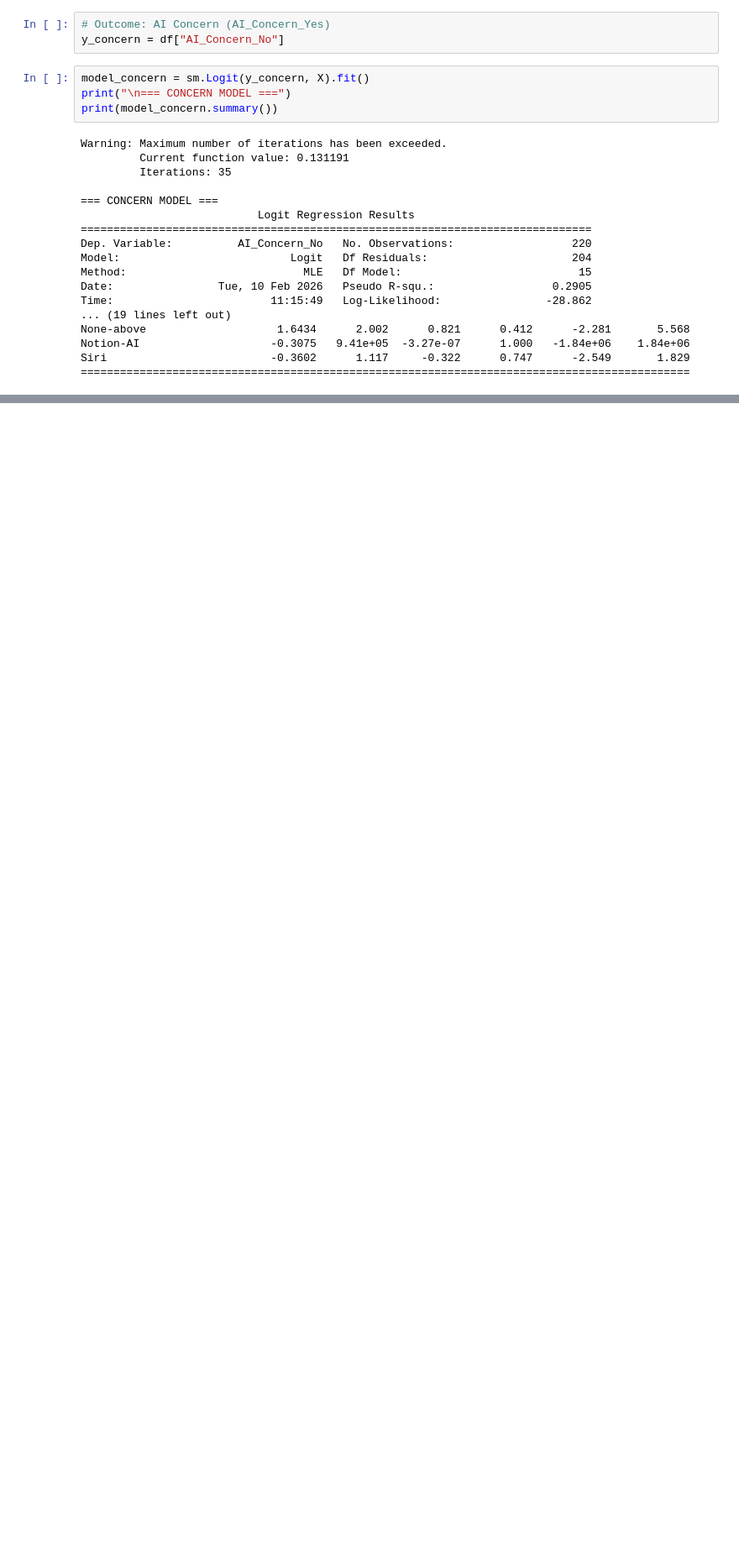
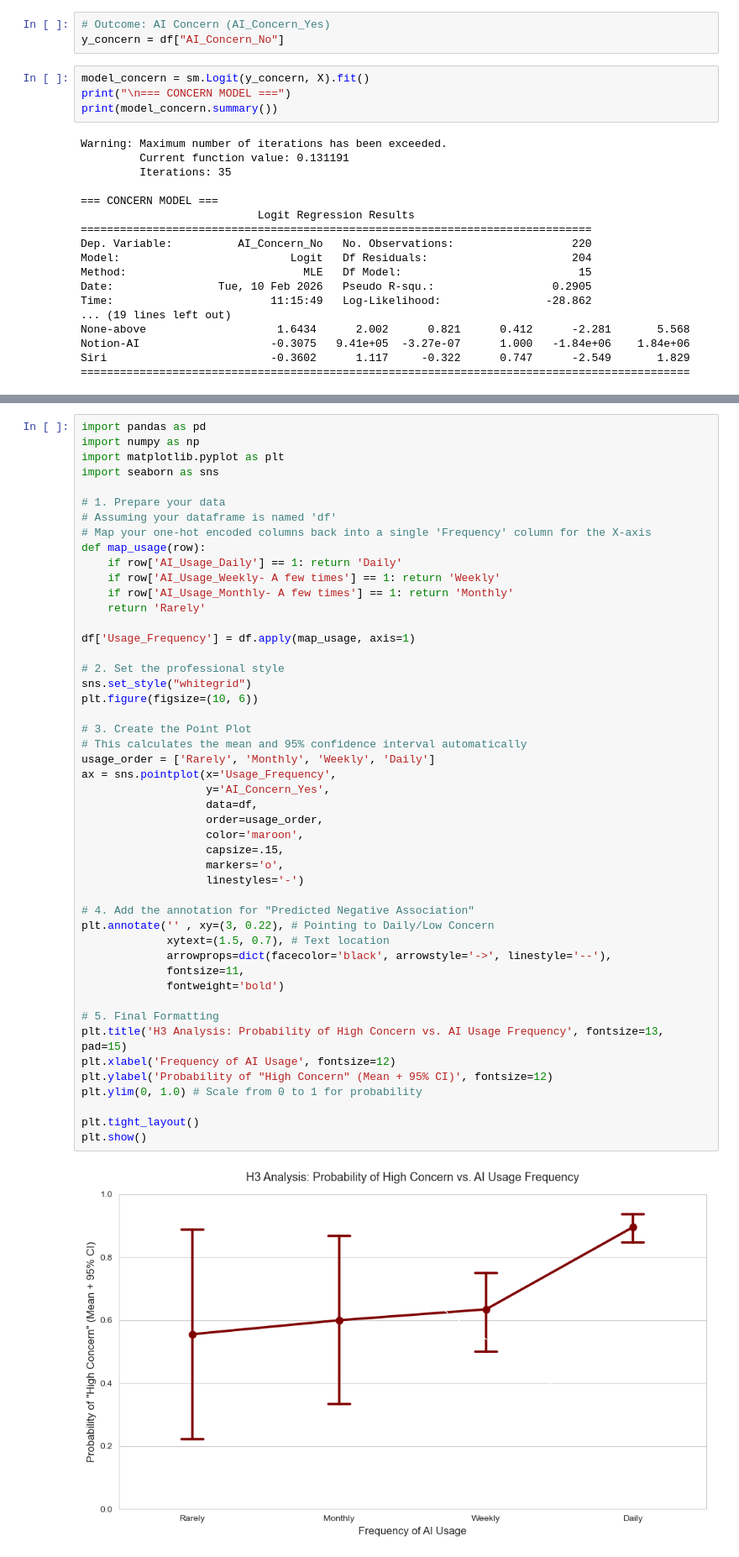
Before and after one commit to acdas10/AI-Recommendation-and-Trust, a Jupyter notebook: hypothesis_testing_understanding.ipynb, the cells around one changed output, grey strips where cells are left out. Shown at 84% size. Drawn from its saved outputs; the diff is of its cells as text; blank space fills up the shorter version.

```diff
--- a/hypothesis_testing_understanding.ipynb
+++ b/hypothesis_testing_understanding.ipynb
@@ -330,0 +483,50 @@ Siri                         -0.3602      1.117     -0.322      0.747      -2.54
+# %%
+import pandas as pd
+import numpy as np
+import matplotlib.pyplot as plt
+import seaborn as sns
+
+# 1. Prepare your data
+# Assuming your dataframe is named 'df'
+# Map your one-hot encoded columns back into a single 'Frequency' column for the X-axis
+def map_usage(row):
+    if row['AI_Usage_Daily'] == 1: return 'Daily'
+    if row['AI_Usage_Weekly- A few times'] == 1: return 'Weekly'
+    if row['AI_Usage_Monthly- A few times'] == 1: return 'Monthly'
+    return 'Rarely'
+
+df['Usage_Frequency'] = df.apply(map_usage, axis=1)
+
+# 2. Set the professional style
+sns.set_style("whitegrid")
+plt.figure(figsize=(10, 6))
+
+# 3. Create the Point Plot
+# This calculates the mean and 95% confidence interval automatically
+usage_order = ['Rarely', 'Monthly', 'Weekly', 'Daily']
+ax = sns.pointplot(x='Usage_Frequency',
+                   y='AI_Concern_Yes',
+                   data=df,
+                   order=usage_order,
+                   color='maroon',
+                   capsize=.15,
+                   markers='o',
+                   linestyles='-')
+
+# 4. Add the annotation for "Predicted Negative Association"
+plt.annotate('' , xy=(3, 0.22), # Pointing to Daily/Low Concern
+             xytext=(1.5, 0.7), # Text location
+             arrowprops=dict(facecolor='black', arrowstyle='->', linestyle='--'),
+             fontsize=11,
+             fontweight='bold')
+
+# 5. Final Formatting
+plt.title('H3 Analysis: Probability of High Concern vs. AI Usage Frequency', fontsize=13, pad=15)
+plt.xlabel('Frequency of AI Usage', fontsize=12)
+plt.ylabel('Probability of "High Concern" (Mean + 95% CI)', fontsize=12)
+plt.ylim(0, 1.0) # Scale from 0 to 1 for probability
+
+plt.tight_layout()
+plt.show()
+# %% [output]
+[figure, added]
```
Also changed, not shown: parts of 21 cells of this notebook, 1 other file.
